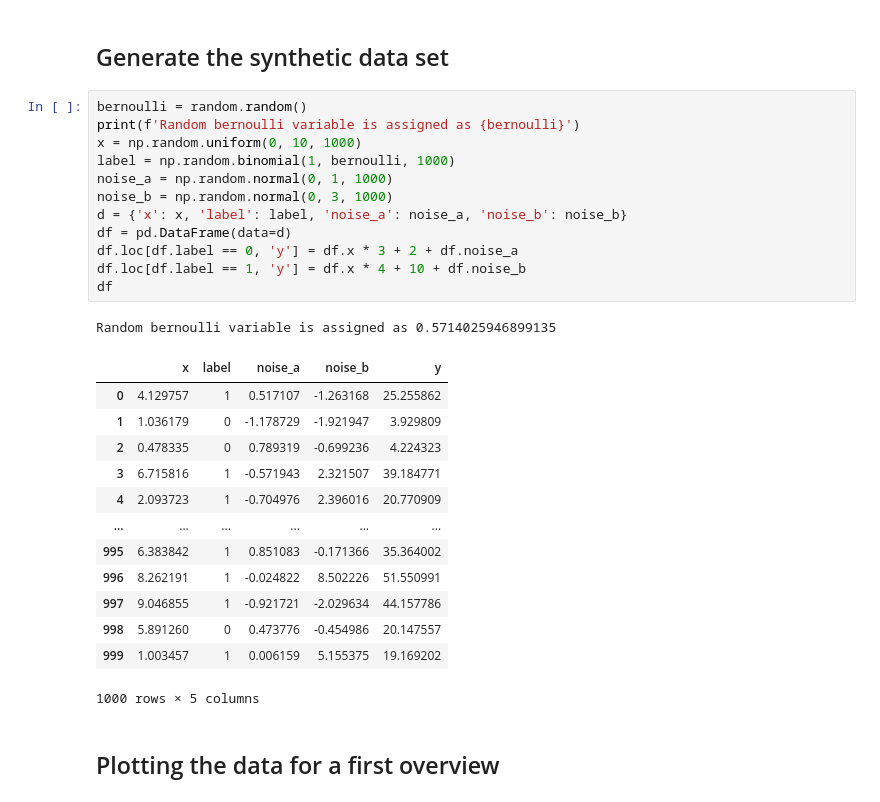
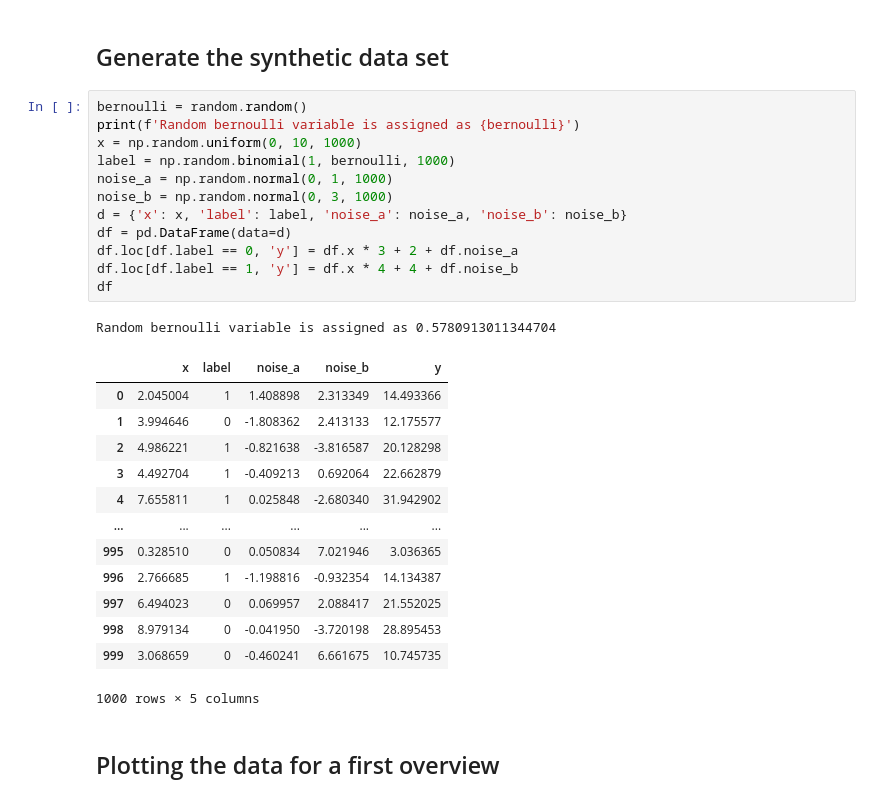
Before and after one commit to LiviReka/Statistics-EM-GMR, a Jupyter notebook: buelent_em.ipynb, the cells around one changed output. Saved outputs shown, nothing was run; the diff lists cells and outputs as text.

```diff
--- a/buelent_em.ipynb
+++ b/buelent_em.ipynb
@@ -16,29 +16,29 @@ import scipy.stats
 # %%
 bernoulli = random.random()
 print(f'Random bernoulli variable is assigned as {bernoulli}')
 x = np.random.uniform(0, 10, 1000)
 label = np.random.binomial(1, bernoulli, 1000)
 noise_a = np.random.normal(0, 1, 1000)
 noise_b = np.random.normal(0, 3, 1000)
 d = {'x': x, 'label': label, 'noise_a': noise_a, 'noise_b': noise_b}
 df = pd.DataFrame(data=d)
 df.loc[df.label == 0, 'y'] = df.x * 3 + 2 + df.noise_a
-df.loc[df.label == 1, 'y'] = df.x * 4 + 10 + df.noise_b
+df.loc[df.label == 1, 'y'] = df.x * 4 + 4 + df.noise_b
 df
 # %% [output]
-Random bernoulli variable is assigned as 0.5714025946899135
+Random bernoulli variable is assigned as 0.5780913011344704
 |  | x | label | noise_a | noise_b | y |
-| 0 | 4.129757 | 1 | 0.517107 | -1.263168 | 25.255862 |
-| 1 | 1.036179 | 0 | -1.178729 | -1.921947 | 3.929809 |
-| 2 | 0.478335 | 0 | 0.789319 | -0.699236 | 4.224323 |
-| 3 | 6.715816 | 1 | -0.571943 | 2.321507 | 39.184771 |
-| 4 | 2.093723 | 1 | -0.704976 | 2.396016 | 20.770909 |
+| 0 | 2.045004 | 1 | 1.408898 | 2.313349 | 14.493366 |
+| 1 | 3.994646 | 0 | -1.808362 | 2.413133 | 12.175577 |
+| 2 | 4.986221 | 1 | -0.821638 | -3.816587 | 20.128298 |
+| 3 | 4.492704 | 1 | -0.409213 | 0.692064 | 22.662879 |
+| 4 | 7.655811 | 1 | 0.025848 | -2.680340 | 31.942902 |
 | ... | ... | ... | ... | ... | ... |
-| 995 | 6.383842 | 1 | 0.851083 | -0.171366 | 35.364002 |
-| 996 | 8.262191 | 1 | -0.024822 | 8.502226 | 51.550991 |
-| 997 | 9.046855 | 1 | -0.921721 | -2.029634 | 44.157786 |
-| 998 | 5.891260 | 0 | 0.473776 | -0.454986 | 20.147557 |
-| 999 | 1.003457 | 1 | 0.006159 | 5.155375 | 19.169202 |
+| 995 | 0.328510 | 0 | 0.050834 | 7.021946 | 3.036365 |
+| 996 | 2.766685 | 1 | -1.198816 | -0.932354 | 14.134387 |
+| 997 | 6.494023 | 0 | 0.069957 | 2.088417 | 21.552025 |
+| 998 | 8.979134 | 0 | -0.041950 | -3.720198 | 28.895453 |
+| 999 | 3.068659 | 0 | -0.460241 | 6.661675 | 10.745735 |
 1000 rows × 5 columns
 # %% [markdown]
 ## Plotting the data for a first overview
```
Also changed, not shown: parts of 13 cells of this notebook.
